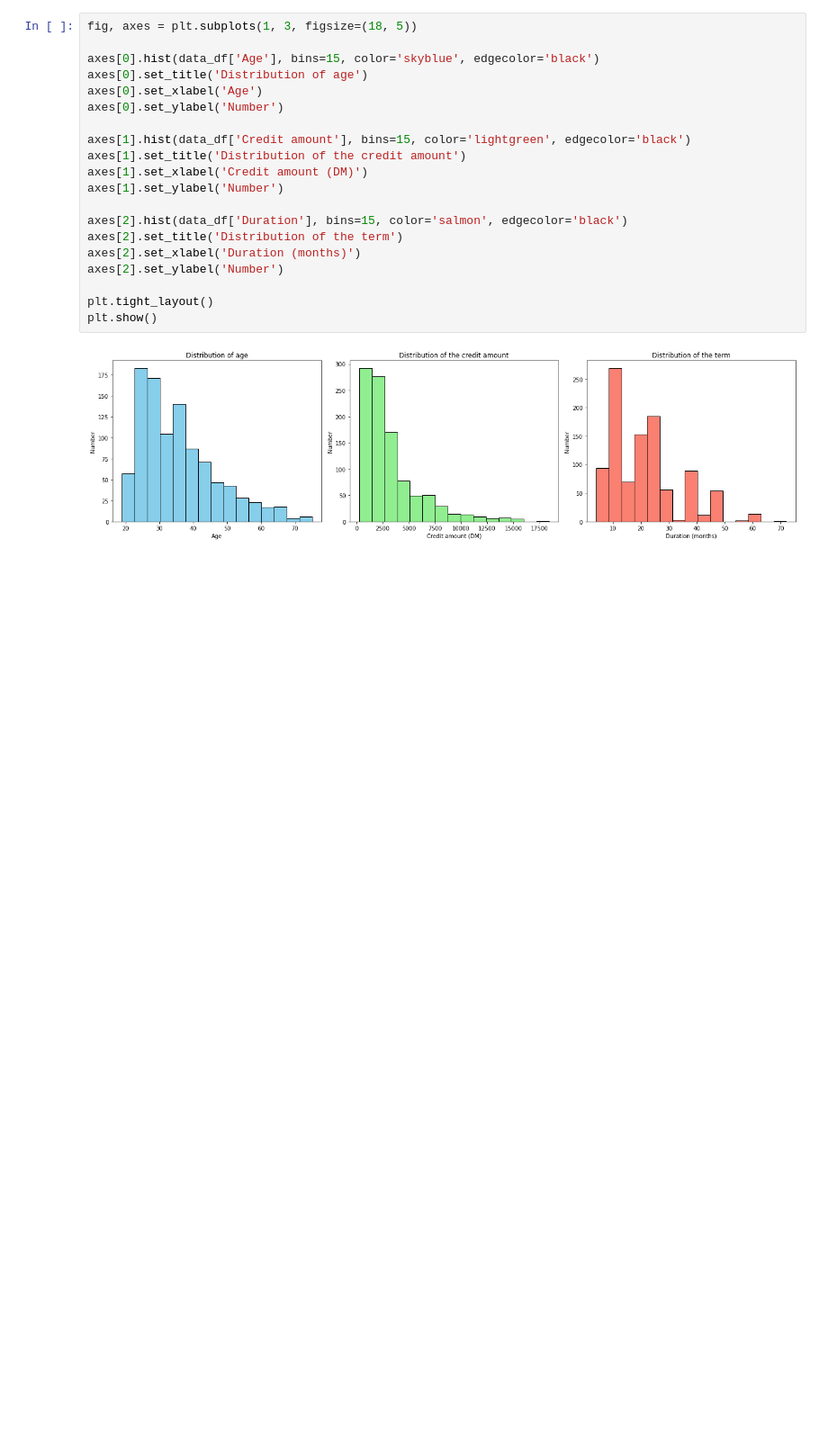
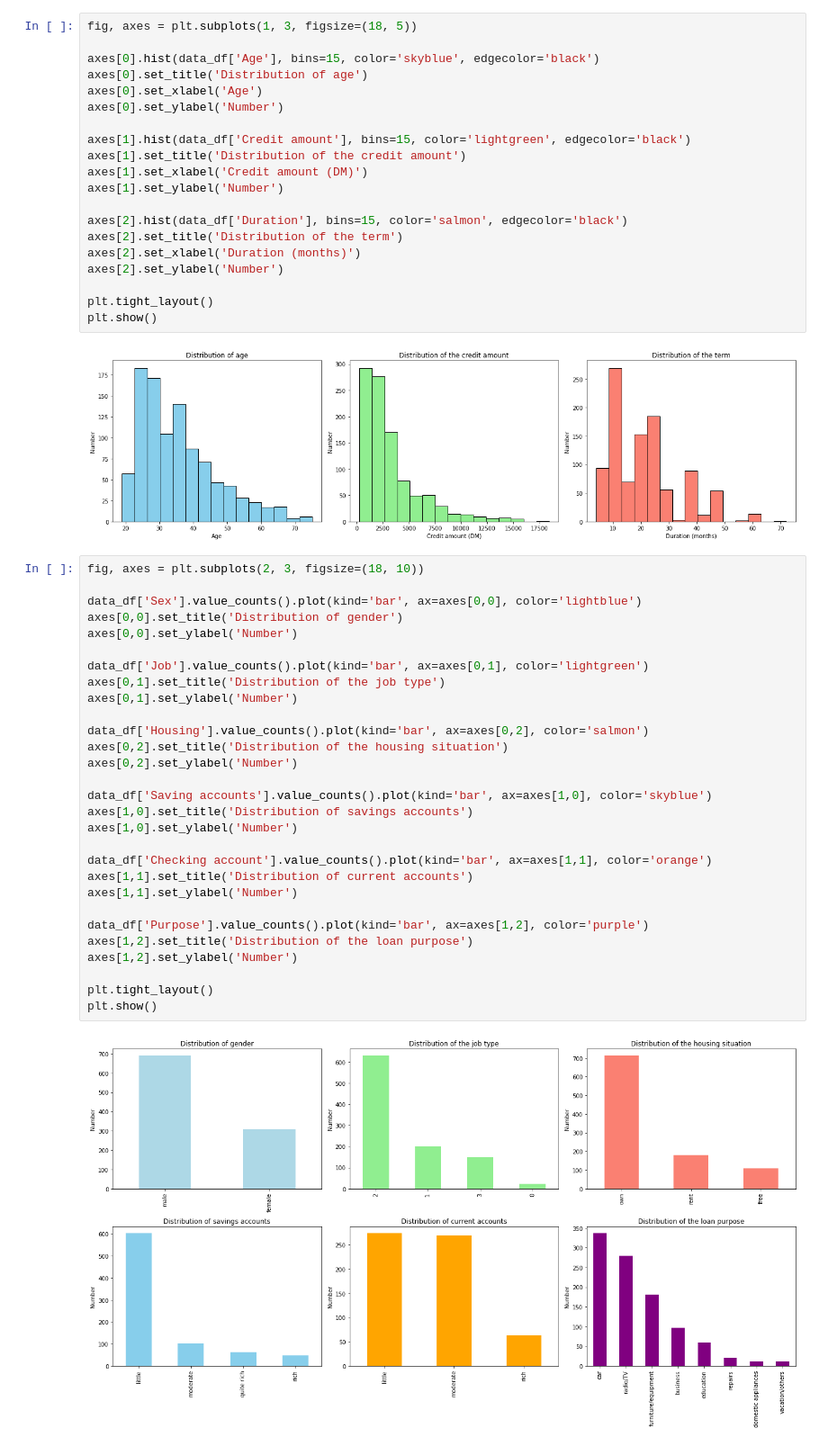
Before and after one commit to TC851/Data-Science-Credit-Risk-Prediction, a Jupyter notebook: Credit Risk Prediction.ipynb, the cells around one changed output. Shown at 90% size. Cells and saved outputs as stored; diff of their text form; blank space fills up the shorter version.

```diff
--- a/Credit Risk Prediction.ipynb
+++ b/Credit Risk Prediction.ipynb
@@ -89,3 +89,34 @@ plt.tight_layout()
 plt.show()
 # %% [output]
 [figure]
+# %%
+fig, axes = plt.subplots(2, 3, figsize=(18, 10))
+
+data_df['Sex'].value_counts().plot(kind='bar', ax=axes[0,0], color='lightblue')
+axes[0,0].set_title('Distribution of gender')
+axes[0,0].set_ylabel('Number')
+
+data_df['Job'].value_counts().plot(kind='bar', ax=axes[0,1], color='lightgreen')
+axes[0,1].set_title('Distribution of the job type')
+axes[0,1].set_ylabel('Number')
+
+data_df['Housing'].value_counts().plot(kind='bar', ax=axes[0,2], color='salmon')
+axes[0,2].set_title('Distribution of the housing situation')
+axes[0,2].set_ylabel('Number')
+
+data_df['Saving accounts'].value_counts().plot(kind='bar', ax=axes[1,0], color='skyblue')
+axes[1,0].set_title('Distribution of savings accounts')
+axes[1,0].set_ylabel('Number')
+
+data_df['Checking account'].value_counts().plot(kind='bar', ax=axes[1,1], color='orange')
+axes[1,1].set_title('Distribution of current accounts')
+axes[1,1].set_ylabel('Number')
+
+data_df['Purpose'].value_counts().plot(kind='bar', ax=axes[1,2], color='purple')
+axes[1,2].set_title('Distribution of the loan purpose')
+axes[1,2].set_ylabel('Number')
+
+plt.tight_layout()
+plt.show()
+# %% [output]
+[figure, added]
```
